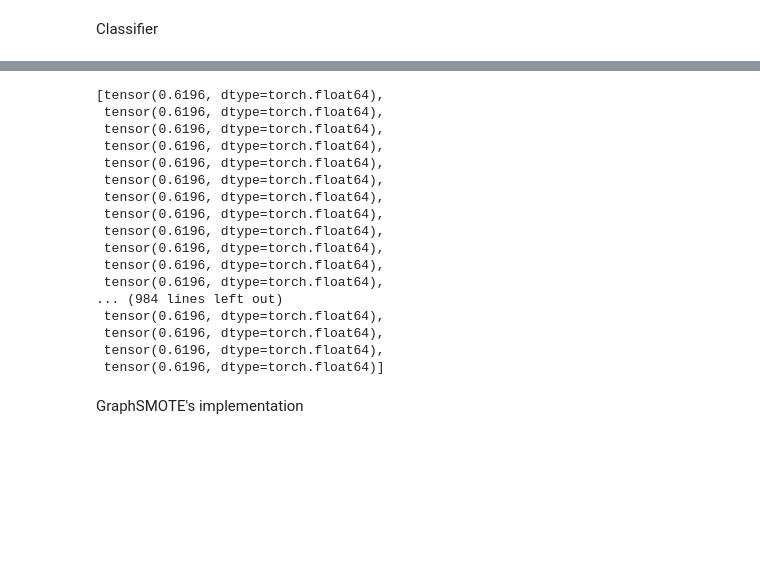
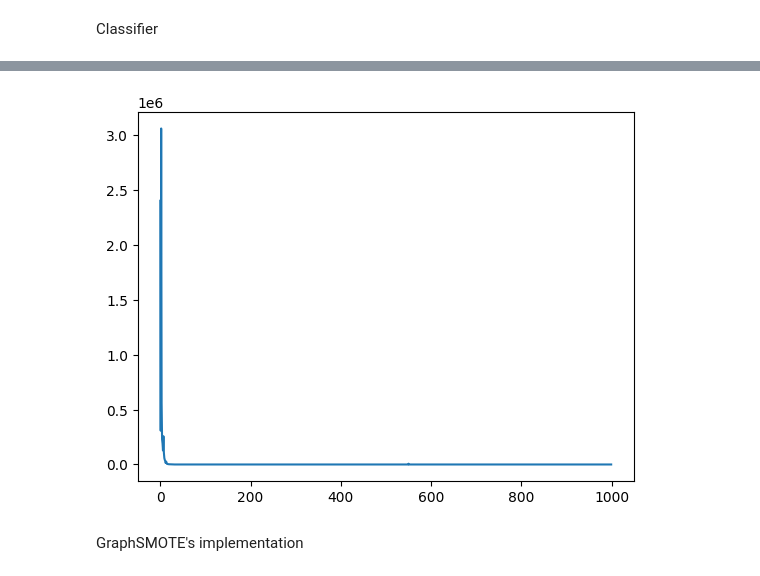
Before and after one commit to armozhdehi/Meta-GCN, a Jupyter notebook: main.ipynb, the cells around one changed output, grey strips where cells are left out. Drawn from its saved outputs; the diff is of its cells as text; code cells hidden in the pictures; blank space fills up the shorter version.

```diff
--- a/main.ipynb
+++ b/main.ipynb
@@ -132,7 +137,7 @@ def train(epoch):
           'acc_val: {:.4f}'.format(acc_val.item()),
           'time: {:.4f}s'.format(time.time() - t))
 
-        return acc_train, acc_val, loss_train, loss_val
+        return acc_train.item(), acc_val.item(), loss_train.item(), loss_val.item()
 # %%
 acc_trains = []
 acc_vals = []
@@ -141,7 +146,7 @@ loss_vals = []
 
 for epoch in range(args.epochs):
         acc_train, acc_val, loss_train, loss_val = train(epoch)
-        acc_trains.append(acc_train[0])
+        acc_trains.append(acc_train)
         acc_vals.append(acc_val)
         loss_trains.append(loss_train)
         loss_vals.append(loss_val)
@@ -172,28 +171,13 @@ Successfully installed seaborn-0.12.1
-# %%
-import seaborn as sns
-
-sns.distplot(acc_trains)
-sns.distplot(acc_vals)
-sns.distplot(loss_trains)
-sns.distplot(loss_vals)
-# %% [output]
-[tensor(0.6196, dtype=torch.float64),
- tensor(0.6196, dtype=torch.float64),
- tensor(0.6196, dtype=torch.float64),
- tensor(0.6196, dtype=torch.float64),
- tensor(0.6196, dtype=torch.float64),
- tensor(0.6196, dtype=torch.float64),
- tensor(0.6196, dtype=torch.float64),
- tensor(0.6196, dtype=torch.float64),
- tensor(0.6196, dtype=torch.float64),
- tensor(0.6196, dtype=torch.float64),
- tensor(0.6196, dtype=torch.float64),
- tensor(0.6196, dtype=torch.float64),
-... (984 lines left out)
- tensor(0.6196, dtype=torch.float64),
- tensor(0.6196, dtype=torch.float64),
- tensor(0.6196, dtype=torch.float64),
- tensor(0.6196, dtype=torch.float64)]
+# %%
+import matplotlib.pyplot as plt
+# plt.plot(acc_trains)
+# plt.plot(acc_vals)
+# plt.plot(loss_trains)
+plt.plot(loss_vals)
+
+plt.show()
+# %% [output]
+[figure, added]
 # %% [markdown]
 GraphSMOTE's implementation
 # %%
```
Also changed, not shown: parts of 3 cells of this notebook, 1 other file.
